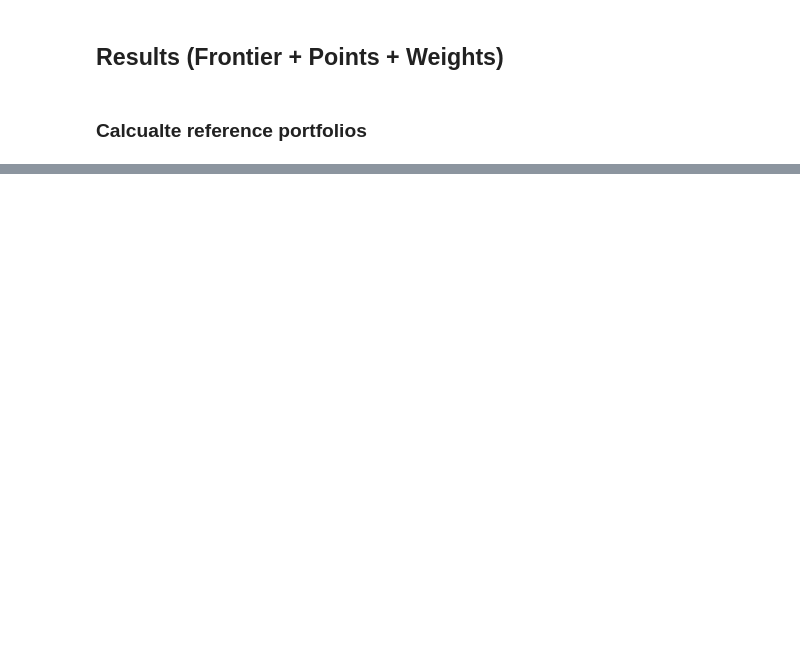
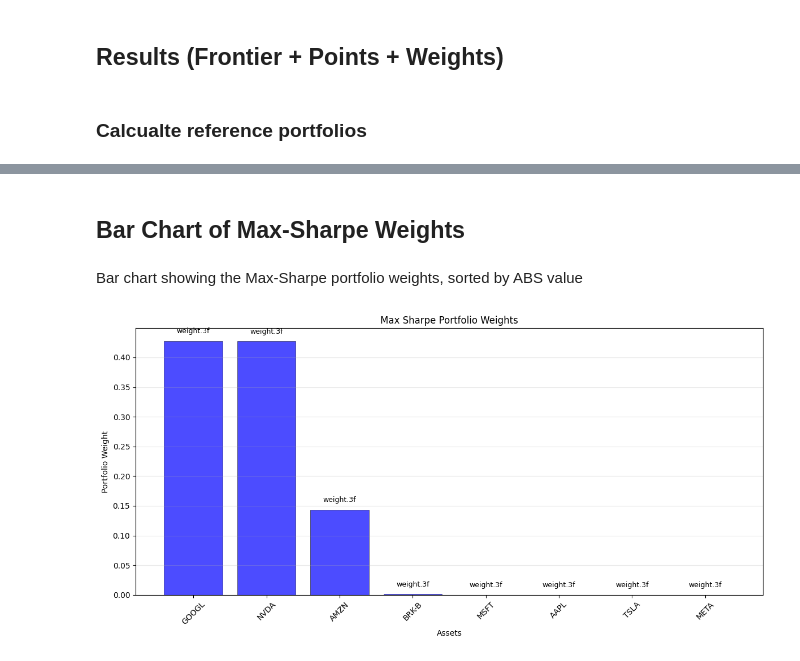
Before and after one commit to daikevin335/portfolio-optimizer, a Jupyter notebook: portfolio-optimizer.ipynb, the cells around one changed output, grey strips where cells are left out. Drawn from its saved outputs; the diff is of its cells as text; code cells hidden in the pictures; blank space fills up the shorter version.

```diff
--- a/portfolio-optimizer.ipynb
+++ b/portfolio-optimizer.ipynb
@@ -398,0 +399,33 @@ plt.show()
+# %% [markdown]
+## Bar Chart of Max-Sharpe Weights
+# %% [markdown]
+Bar chart showing the Max-Sharpe portfolio weights, sorted by ABS value
+# %%
+plt.figure(figsize=(12,6))
+
+# Sort weights by ABS value for better visualization
+weight_data = list(zip(CONFIG['TICKERS'], tangency_weights))
+weight_data.sort(key=lambda x: abs(x[1]), reverse=True)
+
+tickers_sorted, weights_sorted = zip(*weight_data)
+
+# Create bar chart
+bars = plt.bar(range(len(tickers_sorted)), weights_sorted, color=['red' if w < 0 else 'blue' for w in weights_sorted], alpha=0.7, edgecolor='black', linewidth=0.5)
+
+# Formatting
+plt.xlabel('Assets')
+plt.ylabel('Portfolio Weight')
+plt.title('Max Sharpe Portfolio Weights')
+plt.xticks(range(len(tickers_sorted)), tickers_sorted, rotation=45)
+plt.grid(True, alpha=0.3, axis='y')
+plt.axhline(y=0, color='black', linewidth=0.5)
+
+# Add value labels on bar
+for i, (bar, weight) in enumerate(zip(bars, weights_sorted)):
+    height = bar.get_height()
+    plt.text(bar.get_x() + bar.get_width()/2., height + (0.01 if height>=0 else -0.01), f'{'weight.3f'}', ha='center', va='bottom' if height>=0 else 'top', fontsize=9)
+
+plt.tight_layout()
+plt.show()
+# %% [output]
+[figure, added]
```
Also changed, not shown: parts of 7 cells of this notebook.
